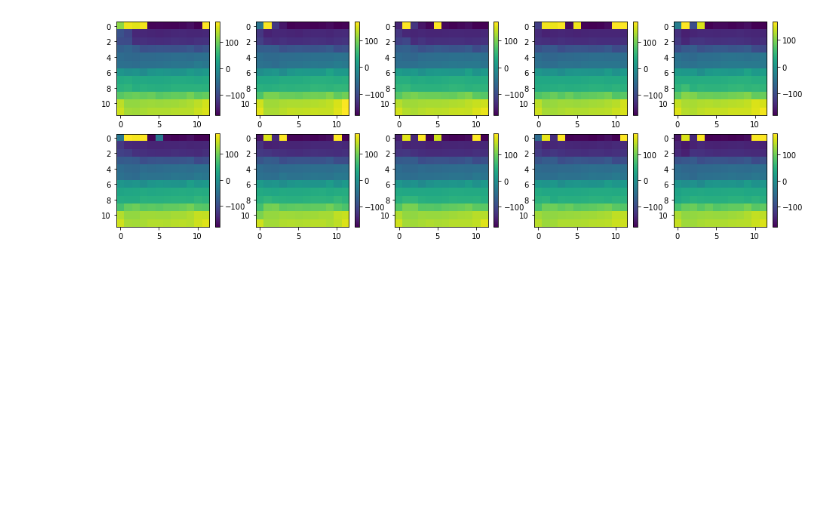
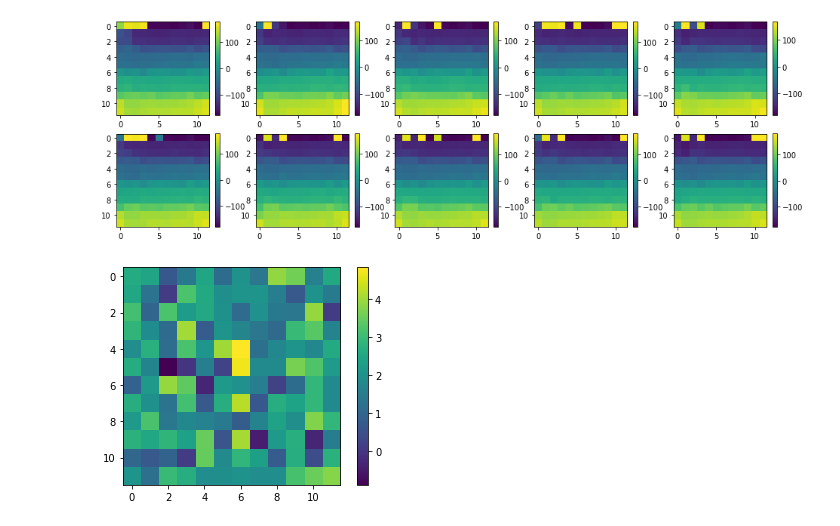
Before and after one commit to ccli3896/RLWorms, a Jupyter notebook: 12_01_dropoutmodel/IntegrationTesting2.ipynb, the cells around one changed output. Drawn from its saved outputs; the diff is of its cells as text; code cells hidden in the pictures; blank space fills up the shorter version.

```diff
--- a/12_01_dropoutmodel/IntegrationTesting2.ipynb
+++ b/12_01_dropoutmodel/IntegrationTesting2.ipynb
@@ -143,0 +142,11 @@ worm = eme.FakeWorm(modset)
+# %%
+dh = mba.DataHandler()
+dh.load_df('./all_traj_df.pkl')
+
+agent = tab.Q_Alpha_Agent(gamma=0.5,epsilon=0.05,alpha=0.01)
+learner = mba.Learner(agent, dh, 'test', worm_pars={'num_models':1, 'frac':1})
+# %%
+plt.imshow(learner.agent.Qtab[:,0].reshape(12,12))
+plt.colorbar();
+# %% [output]
+[figure, added]
```
Also changed, not shown: parts of 25 cells of this notebook, 16 other files.
